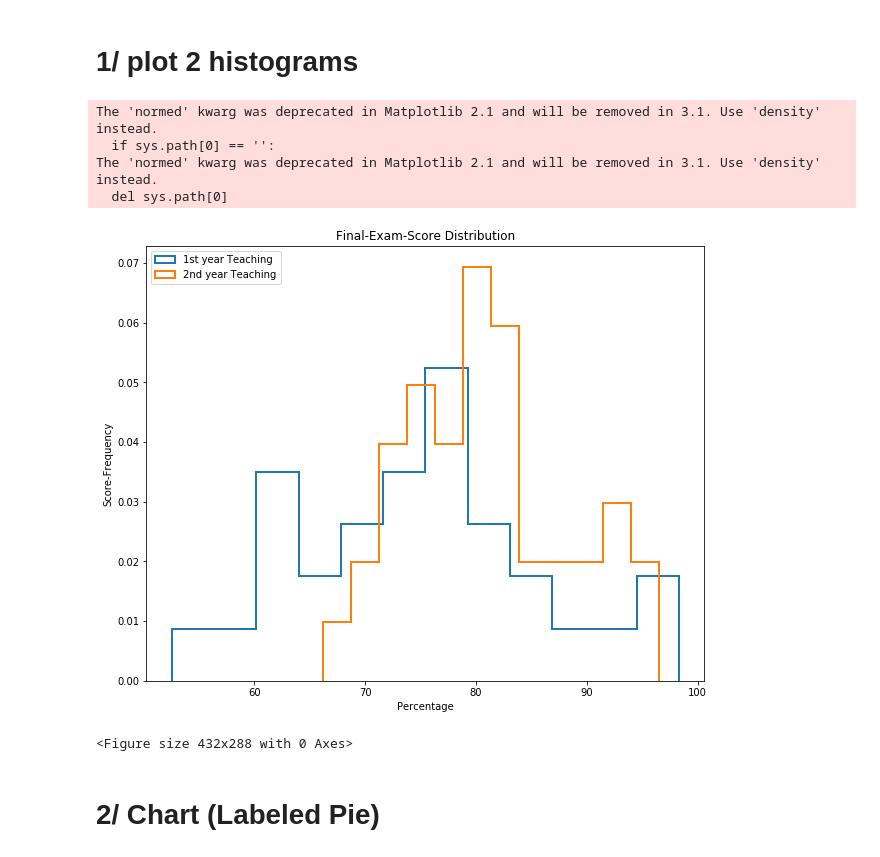
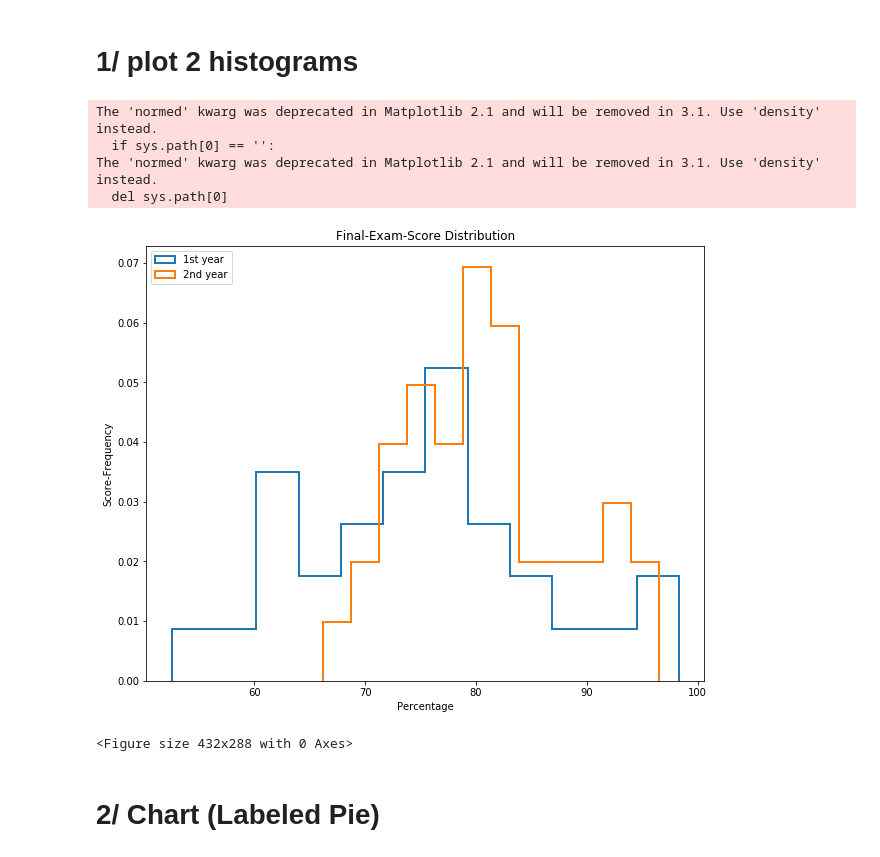
Before and after one commit to santinon/big_data, a Jupyter notebook: Matplotlib .ipynb, the cells around one changed output. Saved outputs shown, nothing was run; the diff lists cells and outputs as text; code cells hidden in the pictures.

```diff
--- a/Matplotlib .ipynb
+++ b/Matplotlib .ipynb
@@ -20,33 +22,33 @@
 # %%
 from matplotlib import pyplot as plt
 
 # 2 exam scores samples that we want compare visualy (used as data for the example)
 exam_scores1 = [62.55, 67.66, 81.37, 52.54, 62.98, 72.15, 59.05, 73.85, 97.24, 76.81, 89.34, 74.44, 68.52, 85.13, 90.75, 70.29, 75.62, 85.38, 77.82, 98.31, 79.08, 61.72, 71.33, 80.77, 80.31, 78.16, 61.12, 64.98, 72.66, 78.93]
 exam_scores2 = [72.39, 71.27, 79.24, 83.84, 84.42, 79.38, 75.51, 76.63, 81.48,78.81,79.23,74.38,79.27,81.07,75.42,90.35,82.93,86.74,81.33,95.1,86.57,83.66,85.58,81.87,92.14,72.15,91.64,74.21,89.04,76.54,81.9,96.5,80.05,74.77,72.26,73.23,93.8,66.23,70.10,77.21]
 
 
 
 
 # ploting part below
 plt.figure(figsize=(10, 8)) # Create a figure of width 10 and height 8.
 plt.hist(exam_scores1, bins=12, normed=True, histtype='step', linewidth=2) # Make histogram of exam_scores1, normalized, with 12 bins (histtype = 'step' makes histograms more visible)
 plt.hist(exam_scores2, bins=12, normed=True, histtype='step', linewidth=2) # Make histogram of exam_scores2, normalized, with 12 bins (histtype = 'step' makes histograms more visible)
 
-plt.legend(["1st year Teaching", "2nd year Teaching"])
+plt.legend(["1st year", "2nd year"])
 
 plt.title("Final-Exam-Score Distribution")
 plt.xlabel("Percentage")
 plt.ylabel("Score-Frequency")
 
 plt.show()
 
 plt.savefig('my_histogram.png')
 # %% [output]
 The 'normed' kwarg was deprecated in Matplotlib 2.1 and will be removed in 3.1. Use 'density' instead.
   if sys.path[0] == '':
 The 'normed' kwarg was deprecated in Matplotlib 2.1 and will be removed in 3.1. Use 'density' instead.
   del sys.path[0]
-[figure, old version]
+[figure, new version]
 <Figure size 432x288 with 0 Axes>
 # %% [markdown]
 
```
Also changed, not shown: parts of 6 cells of this notebook, 1 other file.
